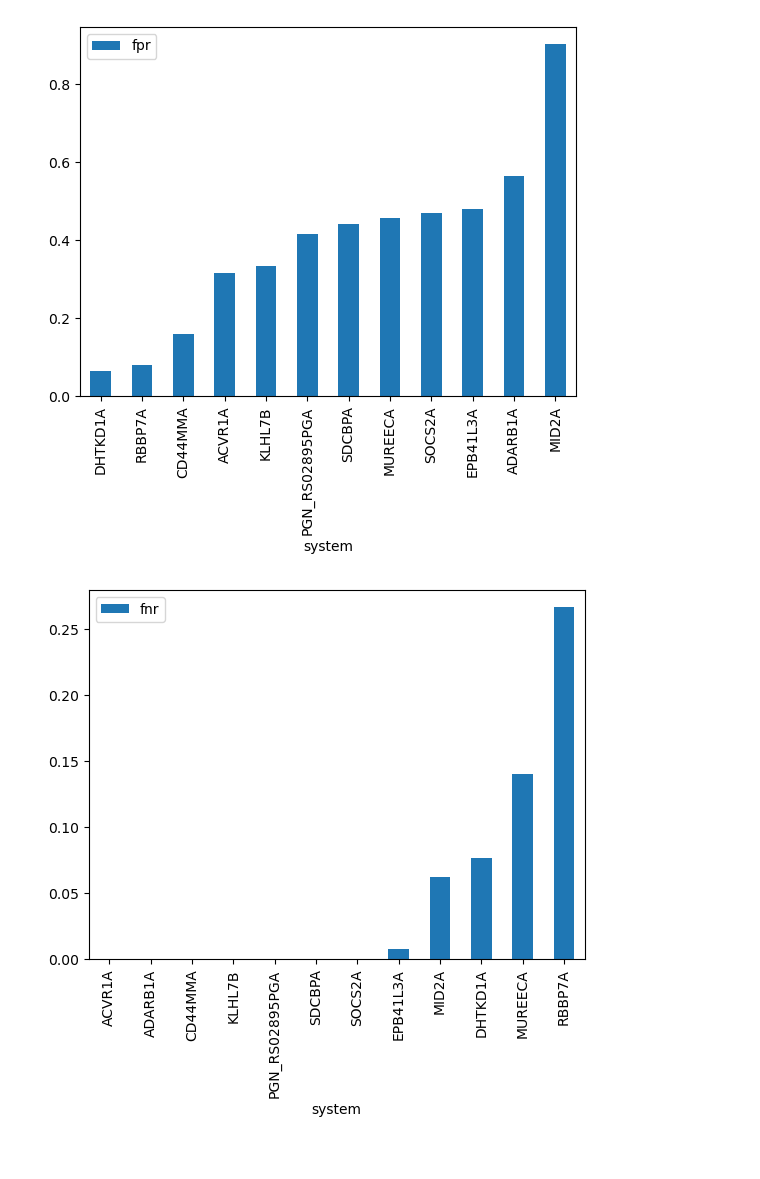
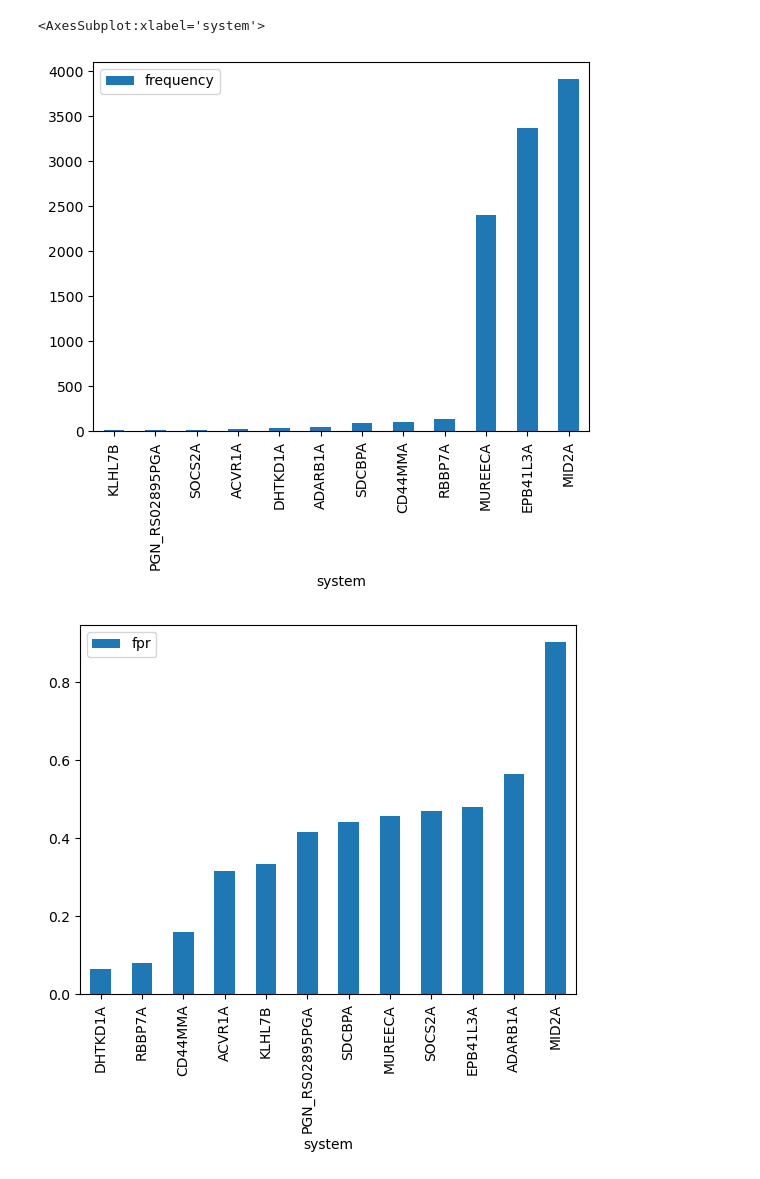
Before and after one commit to lin-eugene/pandda_score, a Jupyter notebook: analysis_notebooks/error_rates.ipynb, the cells around one changed output. Saved outputs shown, nothing was run; the diff lists cells and outputs as text; code cells hidden in the pictures.

```diff
--- a/analysis_notebooks/error_rates.ipynb
+++ b/analysis_notebooks/error_rates.ipynb
@@ -46,15 +46,17 @@ def compute_tpr_fpr_tnr_fnr_from_frame(tp_fp_tn_fn_frame: pd.DataFrame):
     return tp_fp_tn_fn_frame
 
 csvfile = '/Users/eugene/OneDrive - Nexus365/PhD/4. Rotation 2/panddascore/training_results/2022_09_20-07_29_42_PM/output_labels.csv'
-csvfile = '/dls/labxchem/data/2018/lb18145-80/processing/analysis/eugene/pandda_score/training_results/2022_09_20-07_29_42_PM/output_labels.csv'
+# csvfile = '/dls/labxchem/data/2018/lb18145-80/processing/analysis/eugene/pandda_score/training_results/2022_09_20-07_29_42_PM/output_labels.csv'
 df = pd.read_csv(csvfile)
 _, _, _, _, df = confusion_matrix.compute_true_false_positives_and_negatives(df,
                                                                         threshold=0.17)
-print(df)
+# print(df)
 lst = compute_tp_fp_tn_fn_all_systems(df, 0.17)
 system_tp_fp_tn_fn_frame = pd.DataFrame(lst)
 system_frame = compute_tpr_fpr_tnr_fnr_from_frame(system_tp_fp_tn_fn_frame)
 
+print(system_frame.sort_values(by=['frequency'])['system'], system_frame.sort_values(by=['frequency'])['frequency'])
+system_frame.sort_values(by=['frequency']).plot.bar(x='system', y='frequency')
 system_frame.sort_values(by=['fpr']).plot.bar(x='system', y='fpr')
 system_frame.sort_values(by=['fnr']).plot.bar(x='system', y='fnr')
 system_frame.sort_values(by=['error_rate']).plot.bar(x='system', y='error_rate')
@@ -80,2 +91,3 @@ See the caveats in the documentation: https://pandas.pydata.org/pandas-docs/stab
+<AxesSubplot:xlabel='system'>
-[figure, old version]
+[figure, new version]
-[figure, old version]
+[figure, new version]
```
Also changed, not shown: parts of 2 cells of this notebook, 8 other files.
